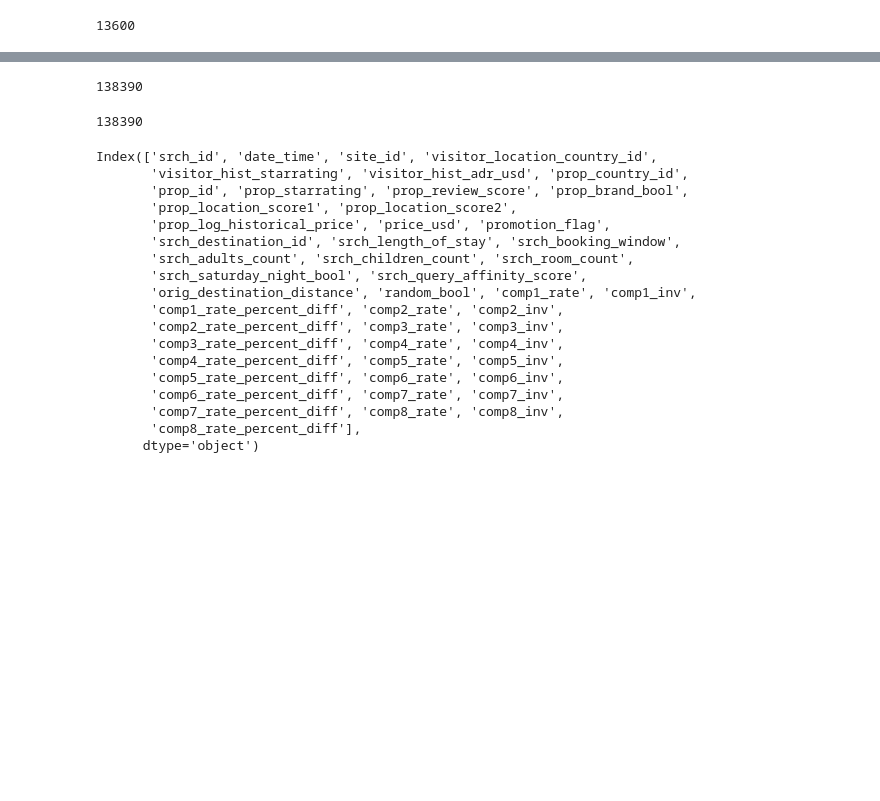
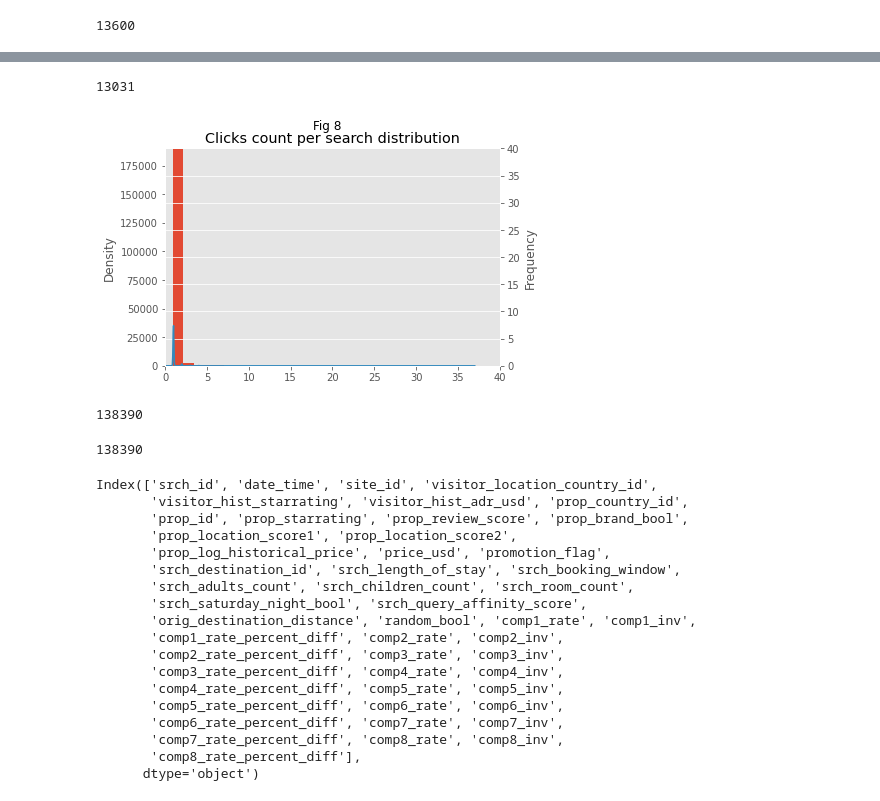
Before and after one commit to lkuffo/dm-kaggle, a Jupyter notebook: EDA 1.ipynb, the cells around one changed output, grey strips where cells are left out. Saved outputs shown, nothing was run; the diff lists cells and outputs as text; code cells hidden in the pictures; blank space fills up the shorter version.

```diff
--- a/EDA 1.ipynb
+++ b/EDA 1.ipynb
@@ -33,0 +103,2 @@ len(df_promotion.groupby('srch_id').count())
+# %%
+df_bool_sum = df[['booking_bool', 'click_bool', 'srch_id']].groupby('srch_id').sum()
@@ -34,3 +117,20 @@ len(df_promotion.groupby('srch_id').count())
+# %%
+len(df_bool_sum[df_bool_sum['click_bool'] > 1])
+# %% [output]
+13031
+# %%
+ax = df_bool_sum.click_bool.plot(kind='hist', bins = 20)
+df_bool_sum.click_bool.plot(kind='kde', ax=ax, secondary_y=True)
+plt.title('Clicks count per search distribution')
+plt.suptitle('Fig 8')
+plt.xlabel('Clicks count per search')
+plt.ylabel('Frequency')
+plt.axis([0, 40, 0, 40])
+ax.axis([0, 40, 0, 190000])
+#plt.xticks(rotation=5)
+plt.show()
+# %% [output]
+[figure, added]
 # %%
 len(df_booked)
 # %% [output]
```
Also changed, not shown: parts of 32 cells of this notebook.
